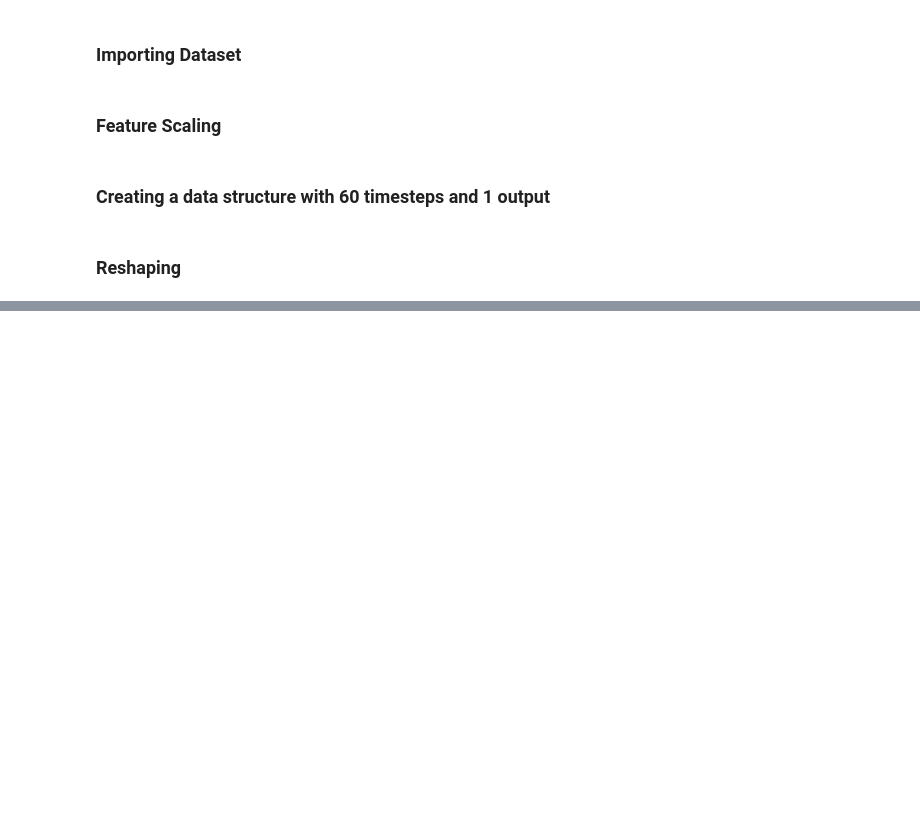
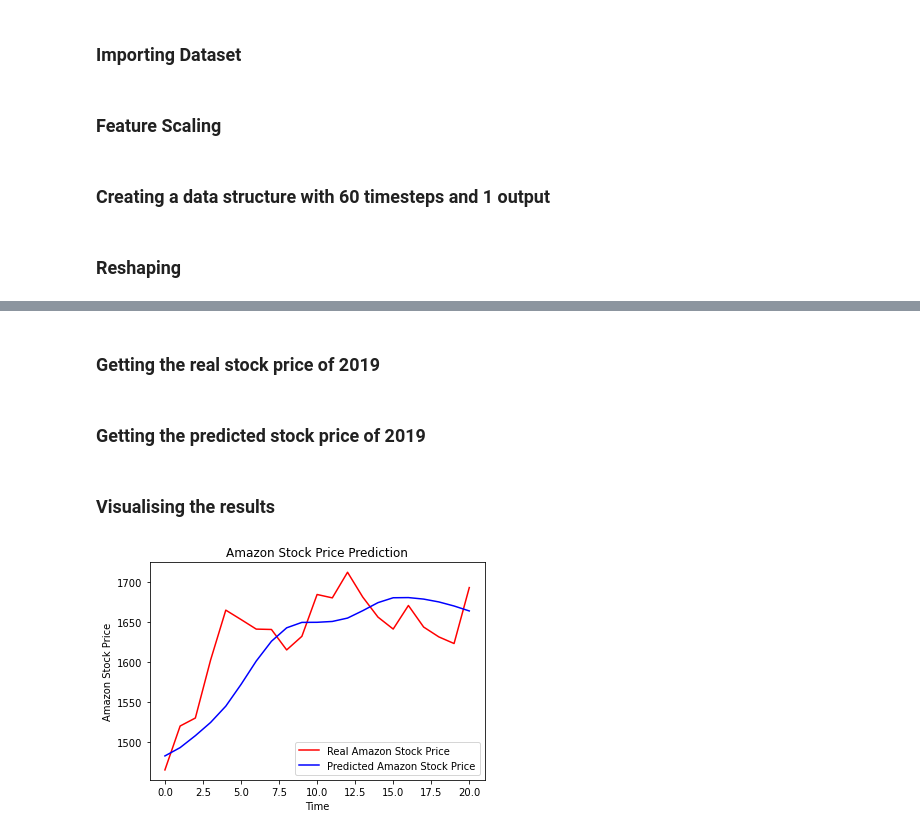
Before and after one commit to Akshitbagri/Amazon-Stock-Predictions-2014-19, a Jupyter notebook: stock_predictions.ipynb, the cells around one changed output, grey strips where cells are left out. Cells and saved outputs as stored; diff of their text form; code cells hidden in the pictures; blank space fills up the shorter version.

```diff
--- a/stock_predictions.ipynb
+++ b/stock_predictions.ipynb
@@ -34,0 +74,2 @@ X_train = np.reshape(X_train, (X_train.shape[0], X_train.shape[1], 1))
+# %%
+regressor.compile(optimizer= 'adam', loss= 'mean_squared_error')
@@ -34,0 +78,2 @@ X_train = np.reshape(X_train, (X_train.shape[0], X_train.shape[1], 1))
+# %%
+regressor.fit(X_train, y_train, epochs= 100, batch_size= 32)
@@ -34,0 +101,31 @@ X_train = np.reshape(X_train, (X_train.shape[0], X_train.shape[1], 1))
+# %% [markdown]
+### Getting the real stock price of 2019
+# %%
+dataset_test = pd.read_csv('AMZNtest.csv')
+real_stock_price= dataset_test.iloc[:, 1:2].values
+# %% [markdown]
+### Getting the predicted stock price of 2019
+# %%
+dataset_total = pd.concat((dataset_train['Open'], dataset_test['Open']), axis = 0)
+inputs = dataset_total[len(dataset_total) - len(dataset_test) - 60:].values
+inputs = inputs.reshape(-1, 1)
+inputs = sc.transform(inputs)
+X_test = []
+for i in range(60, 81):
+    X_test.append(inputs[i-60: i, 0])
+X_test = np.array(X_test)
+X_test = np.reshape(X_test, (X_test.shape[0], X_test.shape[1], 1))
+predicted_stock_price = regressor.predict(X_test)
+predicted_stock_price = sc.inverse_transform(predicted_stock_price)
+# %% [markdown]
+### Visualising the results
+# %%
+plt.plot(real_stock_price, color='red', label = 'Real Amazon Stock Price')
+plt.plot(predicted_stock_price, color='blue', label = 'Predicted Amazon Stock Price')
+plt.title('Amazon Stock Price Prediction')
+plt.xlabel('Time')
+plt.ylabel('Amazon Stock Price')
+plt.legend()
+plt.show()
+# %% [output]
+[figure, added]
```
Also changed, not shown: parts of 19 cells of this notebook.
